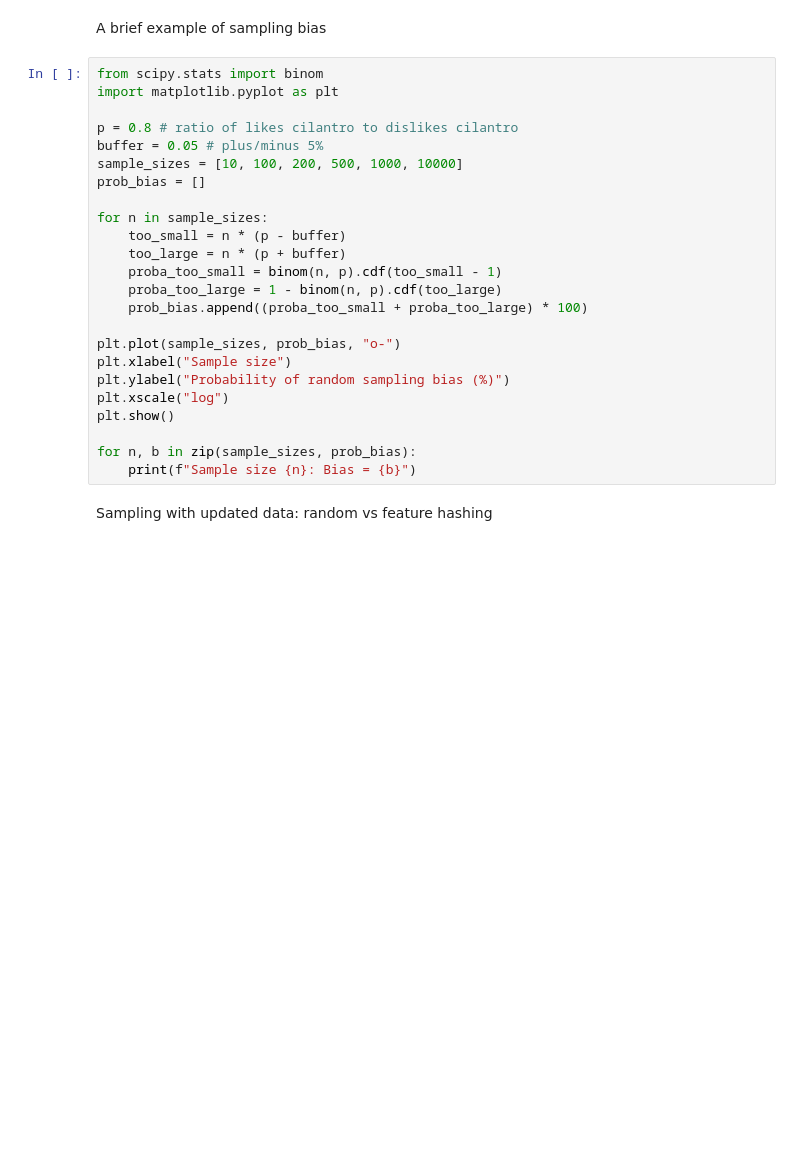
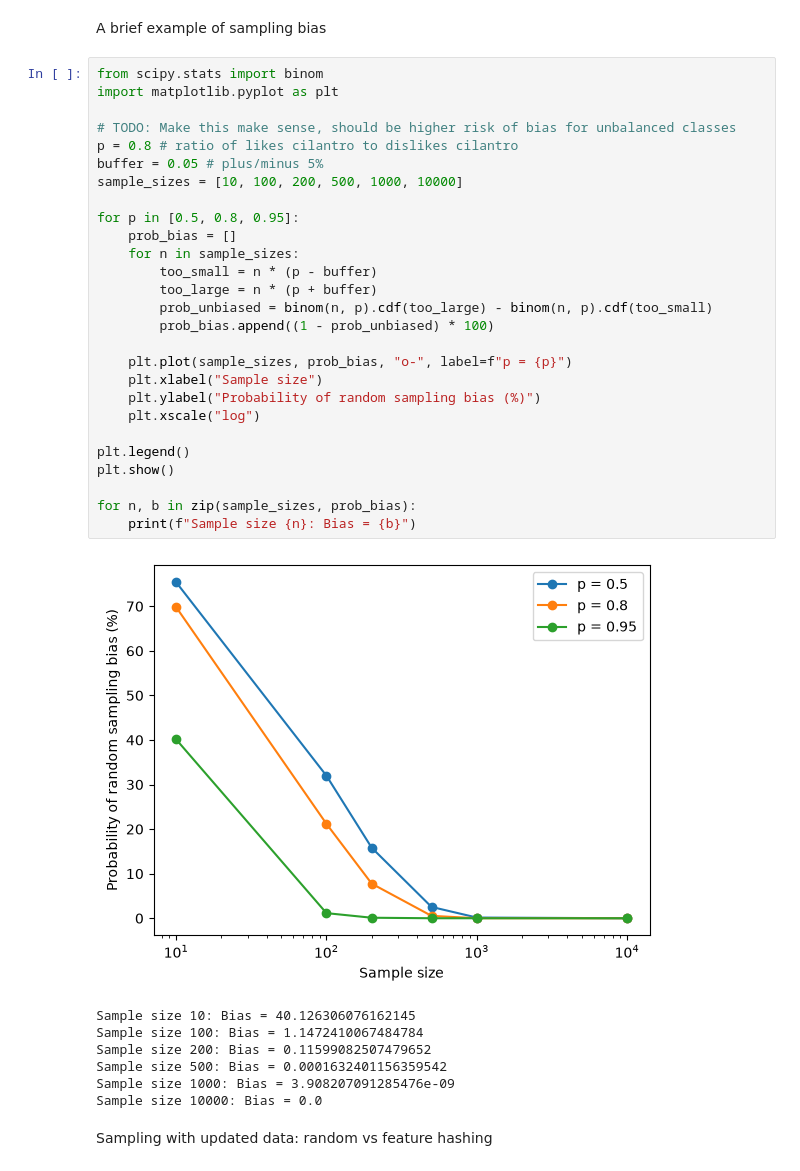
Before and after one commit to mru-data3464/f26, a Jupyter notebook: demo_code/06_splitting_combining/splitting_combining_demo.ipynb, the cells around one changed output. Saved outputs shown, nothing was run; the diff lists cells and outputs as text; blank space fills up the shorter version.

```diff
--- a/demo_code/06_splitting_combining/splitting_combining_demo.ipynb
+++ b/demo_code/06_splitting_combining/splitting_combining_demo.ipynb
@@ -11,27 +11,38 @@ A brief example of sampling bias
 # %%
 from scipy.stats import binom
 import matplotlib.pyplot as plt
 
+# TODO: Make this make sense, should be higher risk of bias for unbalanced classes
 p = 0.8 # ratio of likes cilantro to dislikes cilantro
 buffer = 0.05 # plus/minus 5%
 sample_sizes = [10, 100, 200, 500, 1000, 10000]
-prob_bias = []
 
-for n in sample_sizes:
-    too_small = n * (p - buffer)
-    too_large = n * (p + buffer)
-    proba_too_small = binom(n, p).cdf(too_small - 1)
-    proba_too_large = 1 - binom(n, p).cdf(too_large)
-    prob_bias.append((proba_too_small + proba_too_large) * 100)
+for p in [0.5, 0.8, 0.95]:
+    prob_bias = []
+    for n in sample_sizes:
+        too_small = n * (p - buffer)
+        too_large = n * (p + buffer)
+        prob_unbiased = binom(n, p).cdf(too_large) - binom(n, p).cdf(too_small)
+        prob_bias.append((1 - prob_unbiased) * 100)
 
-plt.plot(sample_sizes, prob_bias, "o-")
-plt.xlabel("Sample size")
-plt.ylabel("Probability of random sampling bias (%)")
-plt.xscale("log")
+    plt.plot(sample_sizes, prob_bias, "o-", label=f"p = {p}")
+    plt.xlabel("Sample size")
+    plt.ylabel("Probability of random sampling bias (%)")
+    plt.xscale("log")
+
+plt.legend()
 plt.show()
 
 for n, b in zip(sample_sizes, prob_bias):
     print(f"Sample size {n}: Bias = {b}")
+# %% [output]
+[figure, added]
+Sample size 10: Bias = 40.126306076162145
+Sample size 100: Bias = 1.1472410067484784
+Sample size 200: Bias = 0.11599082507479652
+Sample size 500: Bias = 0.0001632401156359542
+Sample size 1000: Bias = 3.908207091285476e-09
+Sample size 10000: Bias = 0.0
 # %% [markdown]
 Sampling with updated data: random vs feature hashing
 # %%
```
Also changed, not shown: parts of 2 cells of this notebook, 3 other files.
